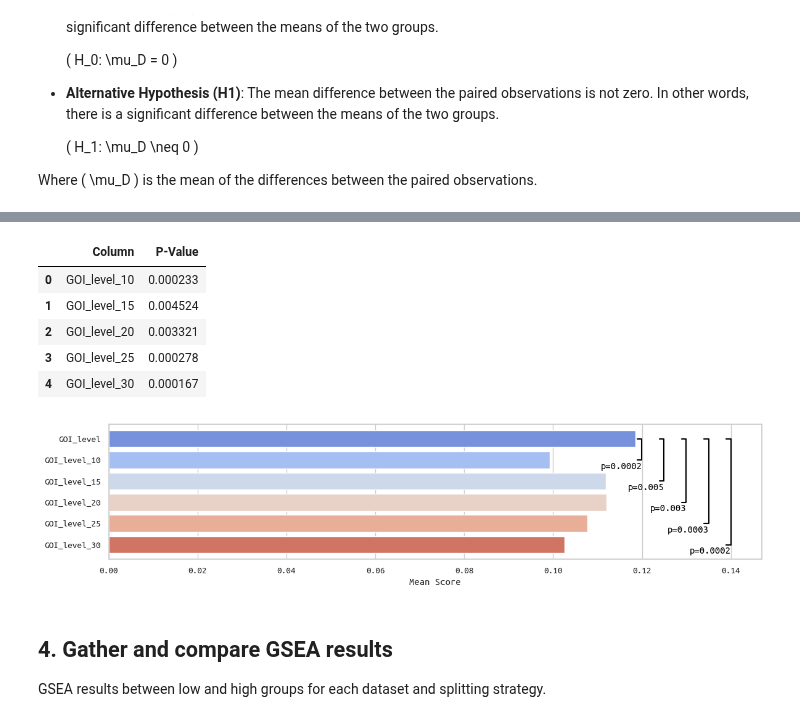
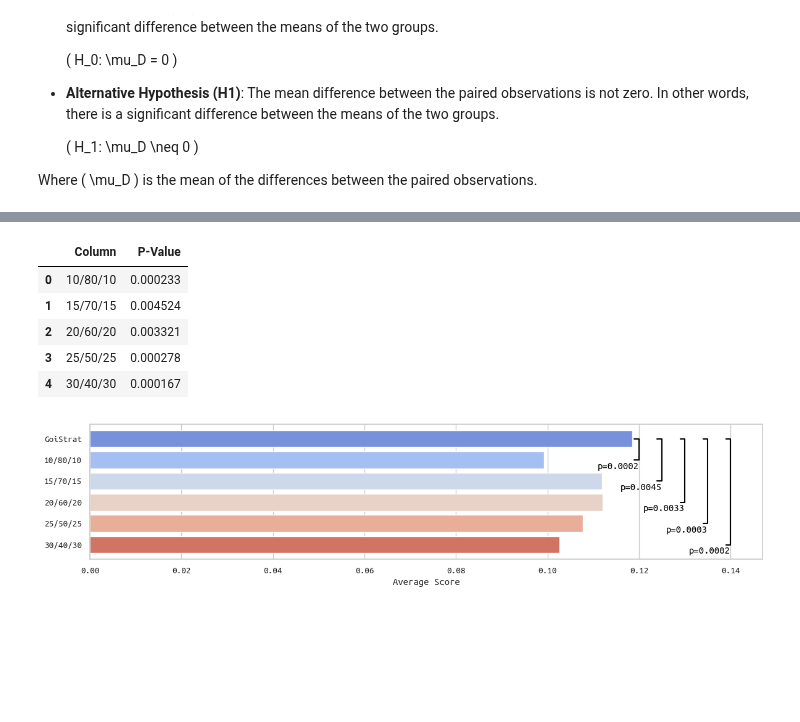
Before and after one commit to CarlosUziel/goi-strat, a Jupyter notebook: notebooks/methods_comparison.ipynb, the cells around one changed output, grey strips where cells are left out. Cells and saved outputs as stored; diff of their text form; code cells hidden in the pictures; blank space fills up the shorter version.

Commit message:
Improve visualisation of Figure 3b

```diff
--- a/notebooks/methods_comparison.ipynb
+++ b/notebooks/methods_comparison.ipynb
@@ -533,3 +533,8 @@ The paired t-test tests the following hypotheses:
   \( H_1: \mu_D \neq 0 \)
 
 Where \( \mu_D \) is the mean of the differences between the paired observations.
+# %%
+all_degss_scores_df_weighted.columns = all_degss_scores_df_weighted.columns.map(
+    RENAME_DICT
+)
+all_degss_scores_df_weighted
@@ -562,11 +578,11 @@ all_degss_scores_df_weighted_p_values = pd.DataFrame(
 display(all_degss_scores_df_weighted_p_values)
 # %% [output]
 |  | Column | P-Value |
-| 0 | GOI_level_10 | 0.000233 |
-| 1 | GOI_level_15 | 0.004524 |
-| 2 | GOI_level_20 | 0.003321 |
-| 3 | GOI_level_25 | 0.000278 |
-| 4 | GOI_level_30 | 0.000167 |
+| 0 | 10/80/10 | 0.000233 |
+| 1 | 15/70/15 | 0.004524 |
+| 2 | 20/60/20 | 0.003321 |
+| 3 | 25/50/25 | 0.000278 |
+| 4 | 30/40/30 | 0.000167 |
 # %%
 # Calculate the mean of each column
 means = all_degss_scores_df_weighted.mean()
@@ -586,37 +602,33 @@ for i, (col, p_value) in enumerate(
         all_degss_scores_df_weighted_p_values["P-Value"],
     )
 ):
     bar_width = means[col]
     y1, y2 = 0, i + 1  # Indices of the bars to connect
     x, h, col = (
         first_bar_width + offset,
         0.001,
         "k",
     )  # x position, height of the line, color
     plt.plot([x, x + h, x + h, x], [y1, y1, y2, y2], lw=1.5, c=col)
-    plt.text(x + h, y2 + 0.1, f"p={p_value:.1}", ha="right", va="top", color=col)
+    plt.text(x + h, y2 + 0.1, f"p={p_value:.4f}", ha="right", va="top", color=col)
     offset += 0.005  # Increment the offset for the next annotation
 
 # Customize the plot
 plt.ylabel("")
-plt.xlabel("Mean Score")
+plt.xlabel("Average Score")
 
 # Show the plot
 plt.tight_layout()
 
 plt.savefig(
     MULTI_DATASET_PATH.joinpath("all_degss_scores_df_weighted_p_values.pdf"),
     bbox_inches="tight",
 )
 plt.savefig(
     MULTI_DATASET_PATH.joinpath("all_degss_scores_df_weighted_p_values.eps"),
     bbox_inches="tight",
 )
 
 plt.show()
 # %% [output]
-[figure, old version]
+[figure, new version]
-# %% [markdown]
-## 4. Gather and compare GSEA results
-
-GSEA results between low and high groups for each dataset and splitting strategy.
```
Also changed, not shown: parts of 8 cells of this notebook.
